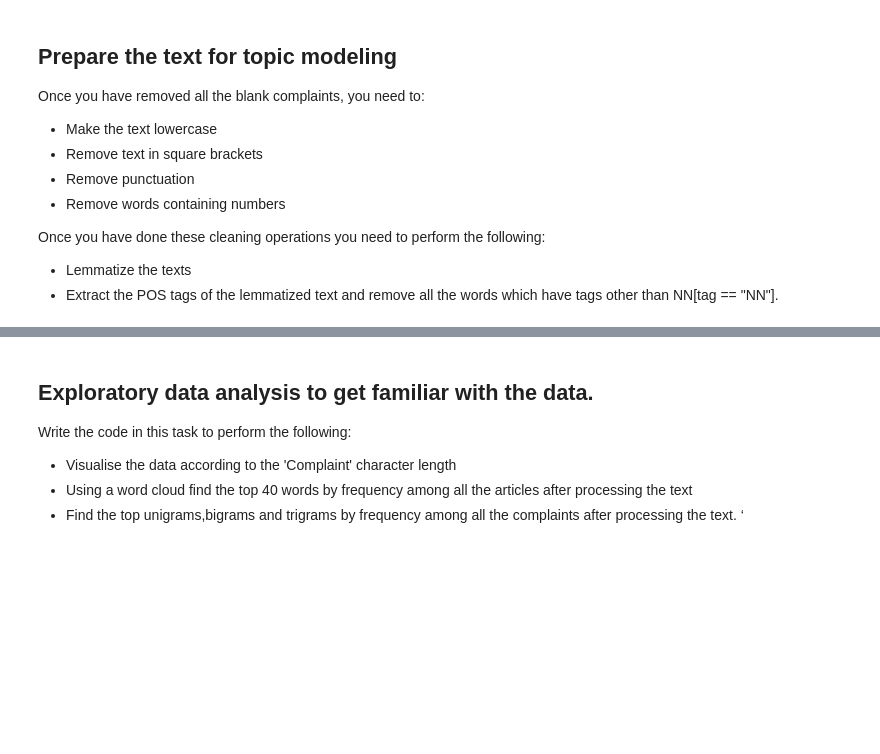
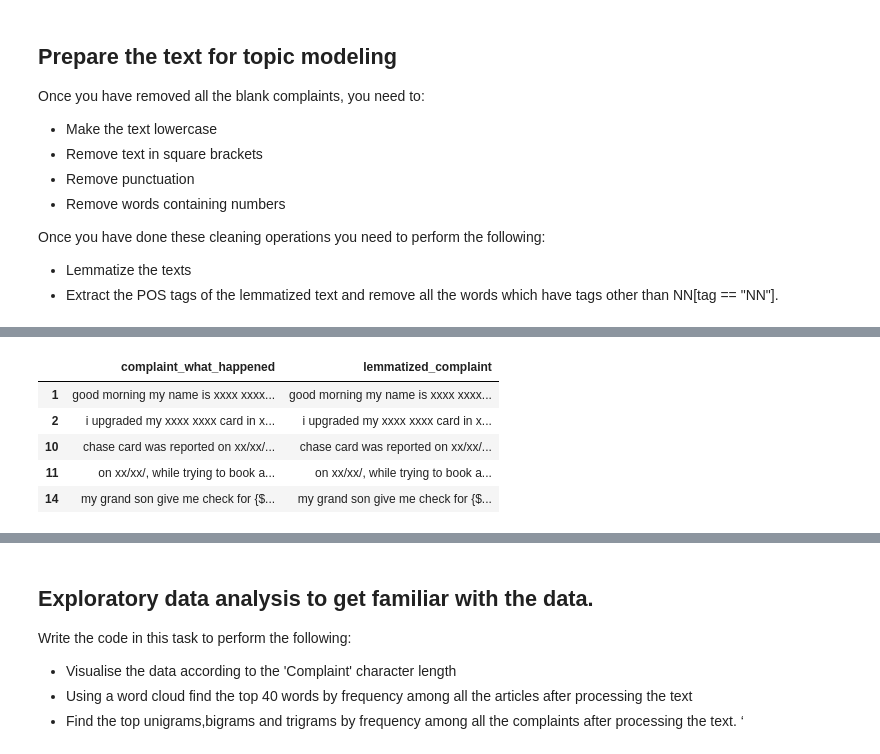
Before and after one commit to AxithChoudhary/Automatic_Ticket_Classification, a Jupyter notebook: Automatic_Ticket_Classification.ipynb, the cells around one changed output, grey strips where cells are left out. Saved outputs shown, nothing was run; the diff lists cells and outputs as text; code cells hidden in the pictures; blank space fills up the shorter version.

```diff
--- a/Automatic_Ticket_Classification.ipynb
+++ b/Automatic_Ticket_Classification.ipynb
@@ -255,6 +328,13 @@ df.head()
 #Create a dataframe('df_clean') that will have only the complaints and the lemmatized complaints
 df_clean=df[['complaint_what_happened','lemmatized_complaint']]
 # %%
-df_clean
+df_clean.head()
+# %% [output]
+|  | complaint_what_happened | lemmatized_complaint |
+| 1 | good morning my name is xxxx xxxx... | good morning my name is xxxx xxxx... |
+| 2 | i upgraded my xxxx xxxx card in x... | i upgraded my xxxx xxxx card in x... |
+| 10 | chase card was reported on xx/xx/... | chase card was reported on xx/xx/... |
+| 11 | on xx/xx/, while trying to book a... | on xx/xx/, while trying to book a... |
+| 14 | my grand son give me check for {$... | my grand son give me check for {$... |
 # %%
 #Write your function to extract the POS tags
```
Also changed, not shown: parts of 10 cells of this notebook.
